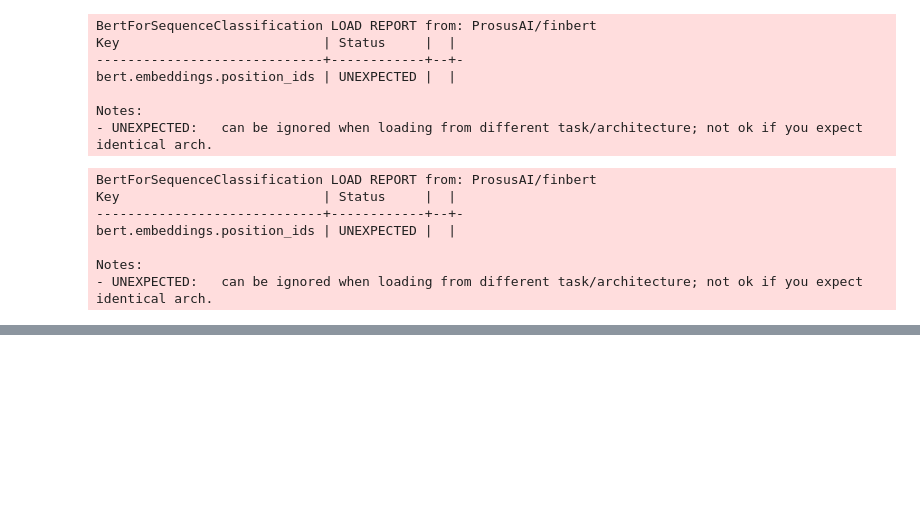
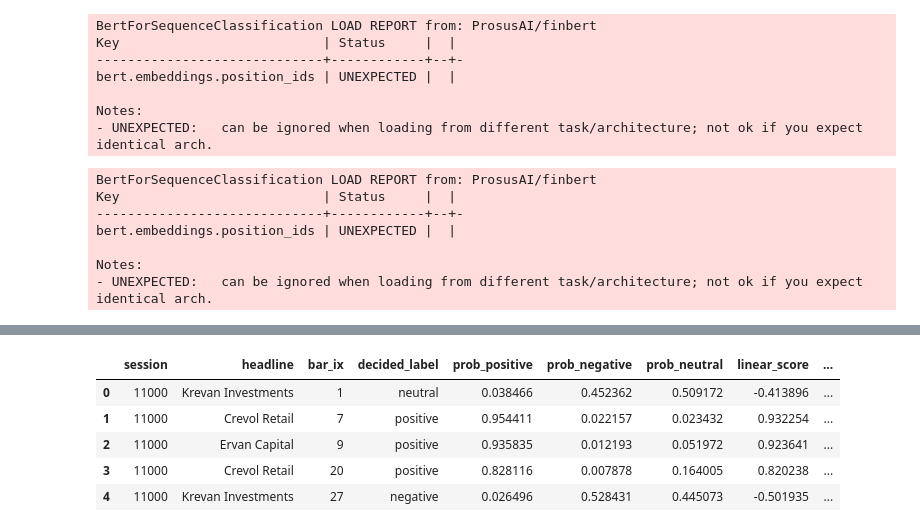
Before and after one commit to Sne4kers/hrt-datathon, a Jupyter notebook: anna/headlines_initial_stats.ipynb, the cells around one changed output, grey strips where cells are left out. Drawn from its saved outputs; the diff is of its cells as text; code cells hidden in the pictures; blank space fills up the shorter version.

```diff
--- a/anna/headlines_initial_stats.ipynb
+++ b/anna/headlines_initial_stats.ipynb
@@ -447,0 +457,9 @@ headline_stats_seen_privtest.to_csv('headline_stats_seen_privtest.csv', index=Fa
+# %%
+headline_stats_seen_privtest.head()
+# %% [output]
+|  | session | headline | bar_ix | decided_label | prob_positive | prob_negative | prob_neutral | linear_score | ... |
+| 0 | 11000 | Krevan Investments | 1 | neutral | 0.038466 | 0.452362 | 0.509172 | -0.413896 | ... |
+| 1 | 11000 | Crevol Retail | 7 | positive | 0.954411 | 0.022157 | 0.023432 | 0.932254 | ... |
+| 2 | 11000 | Ervan Capital | 9 | positive | 0.935835 | 0.012193 | 0.051972 | 0.923641 | ... |
+| 3 | 11000 | Crevol Retail | 20 | positive | 0.828116 | 0.007878 | 0.164005 | 0.820238 | ... |
+| 4 | 11000 | Krevan Investments | 27 | negative | 0.026496 | 0.528431 | 0.445073 | -0.501935 | ... |
```
Also changed, not shown: parts of 2 cells of this notebook, 2 other files.
